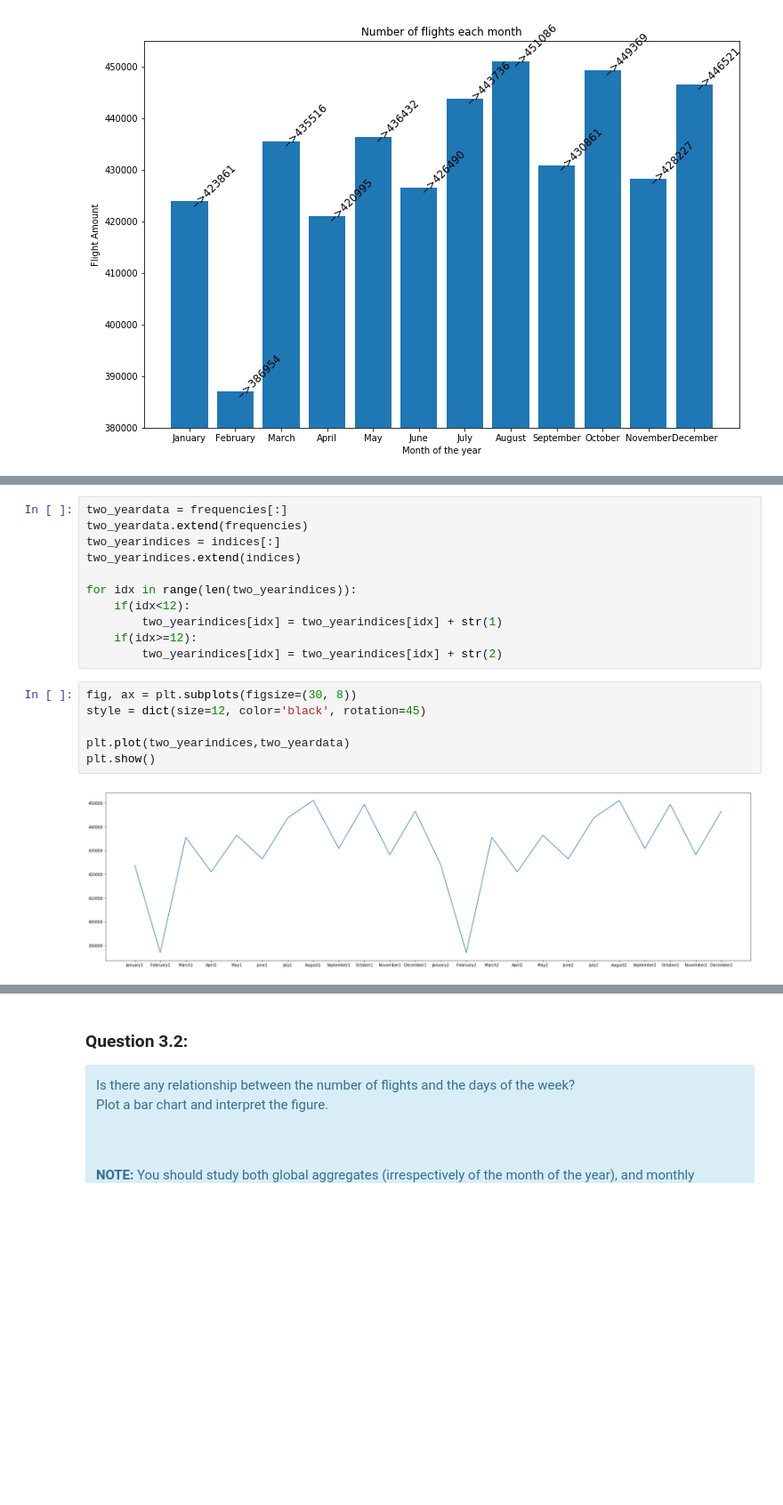
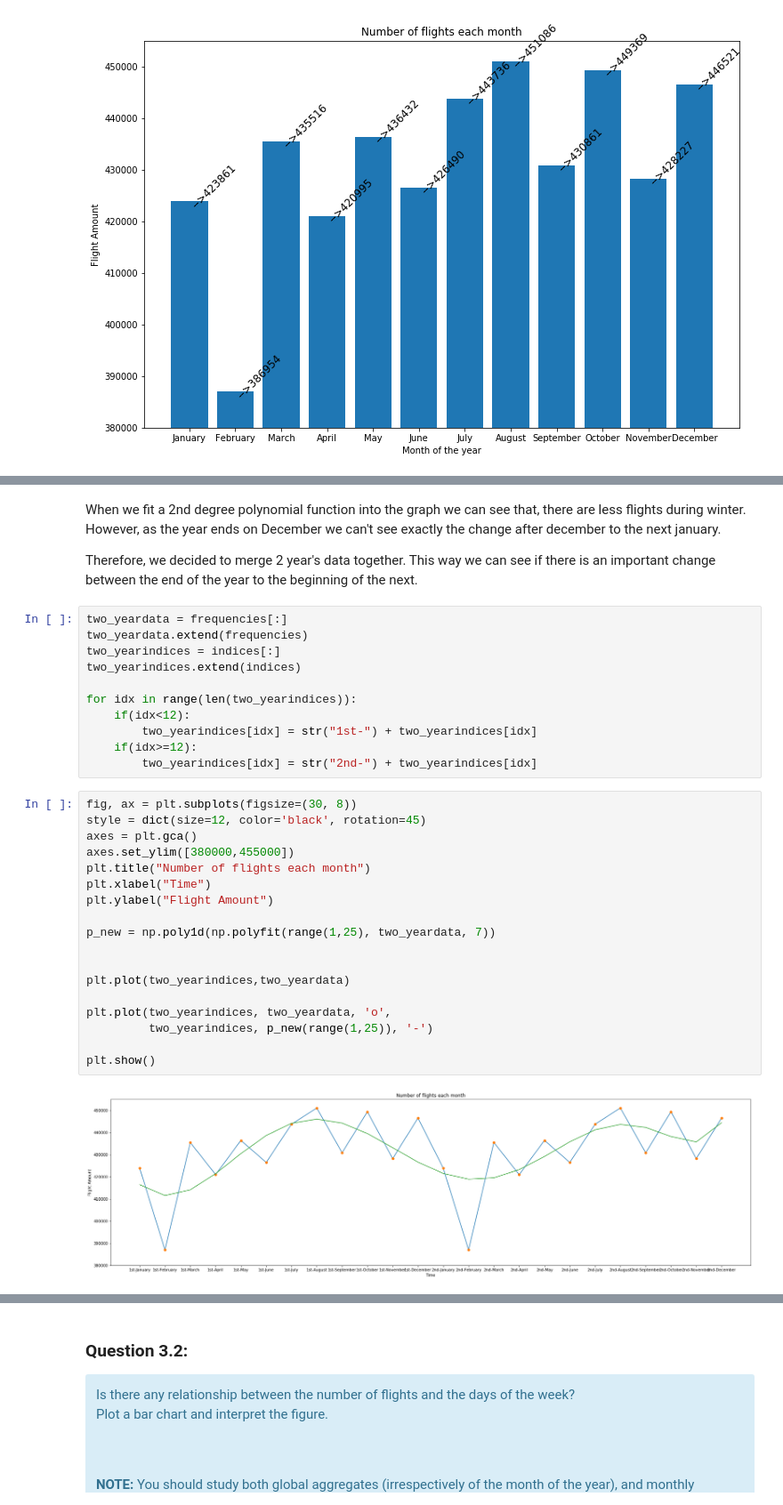
Before and after one commit to koksalb/EURECOM-Clouds, a Jupyter notebook: SparkSQL-master/SPARSQL.ipynb, the cells around one changed output, grey strips where cells are left out. Shown at 89% size. Saved outputs shown, nothing was run; the diff lists cells and outputs as text; blank space fills up the shorter version.

```diff
--- a/SparkSQL-master/SPARSQL.ipynb
+++ b/SparkSQL-master/SPARSQL.ipynb
@@ -564,3 +579,7 @@ plt.show()
+# %% [markdown]
+When we fit a 2nd degree polynomial function into the graph we can see that, there are less flights during winter. However, as the year ends on December we can't see exactly the change after december to the next january.
+
+Therefore, we decided to merge 2 year's data together. This way we can see if there is an important change between the end of the year to the beginning of the next.
 # %%
 two_yeardata = frequencies[:]
 two_yeardata.extend(frequencies)
@@ -569,14 +588,26 @@ two_yearindices.extend(indices)
 
 for idx in range(len(two_yearindices)):
     if(idx<12):
-        two_yearindices[idx] = two_yearindices[idx] + str(1)
+        two_yearindices[idx] = str("1st-") + two_yearindices[idx]
     if(idx>=12):
-        two_yearindices[idx] = two_yearindices[idx] + str(2)
+        two_yearindices[idx] = str("2nd-") + two_yearindices[idx]
 # %%
 fig, ax = plt.subplots(figsize=(30, 8))
 style = dict(size=12, color='black', rotation=45)
+axes = plt.gca()
+axes.set_ylim([380000,455000])
+plt.title("Number of flights each month")
+plt.xlabel("Time")
+plt.ylabel("Flight Amount")
+
+p_new = np.poly1d(np.polyfit(range(1,25), two_yeardata, 7))
+
 
 plt.plot(two_yearindices,two_yeardata)
+
+plt.plot(two_yearindices, two_yeardata, 'o',
+         two_yearindices, p_new(range(1,25)), '-')
+
 plt.show()
 # %% [output]
-[figure, old version]
+[figure, new version]
```
Also changed, not shown: parts of 7 cells of this notebook.
